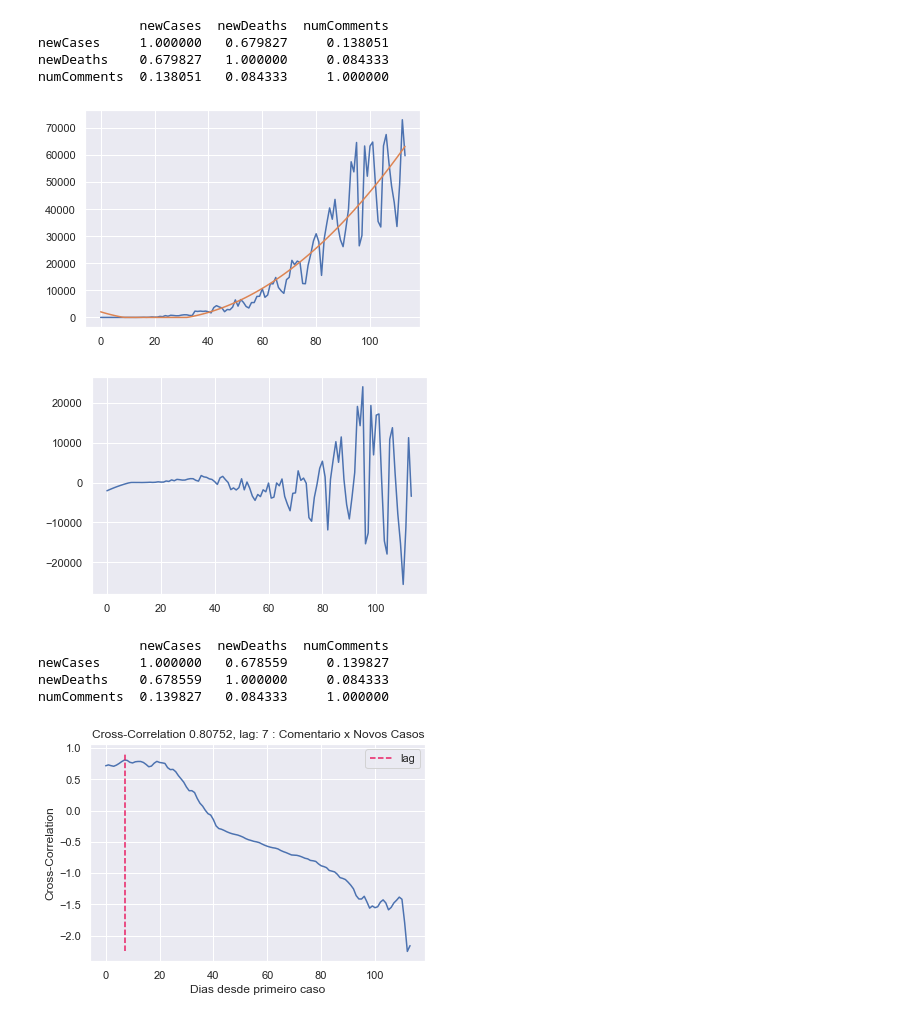
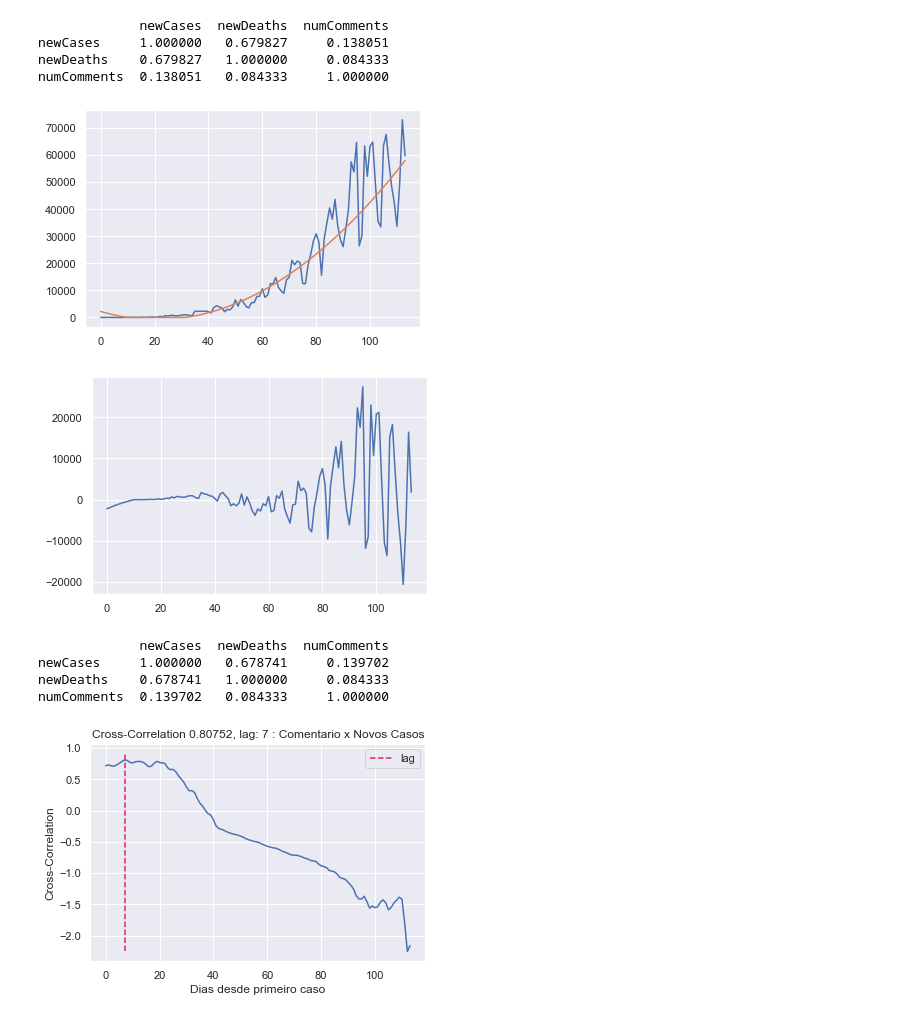
Before and after one commit to rdenadai/Covid19-Twitter-Tracker, a Jupyter notebook: code/notebooks/ValidaRegressao.ipynb, the cells around one changed output. Saved outputs shown, nothing was run; the diff lists cells and outputs as text; code cells hidden in the pictures.

```diff
--- a/code/notebooks/ValidaRegressao.ipynb
+++ b/code/notebooks/ValidaRegressao.ipynb
@@ -73,34 +75,39 @@ numComments  0.138051   0.084333     1.000000
 # %%
 X = [i for i in range(0, len(df_merged["newCases"]))]
 X = np.reshape(X, (len(X), 1))
 X = PolynomialFeatures(2).fit_transform(X)
 y = df_merged["newCases"]
 
+X_train = [i for i in range(0, len(df_merged["newCases"]))][:split]
+X_train = np.reshape(X_train, (len(X_train), 1))
+X_train = PolynomialFeatures(2).fit_transform(X_train)
+y_train = df_merged["newCases"][:split]
+
 model = LinearRegression()
-model.fit(X, y)
+model.fit(X_train, y_train)
 # calculate trend
 trend = model.predict(X)
 trend[trend < 0] = 0
 # plot trend
 plt.plot(y)
 plt.plot(trend)
 plt.show()
 # detrend
 detrended = [y[i]-trend[i] for i in range(0, len(y))]
 # plot detrended
 plt.plot(detrended)
 # plt.plot(df_merged["newCases"]-df_merged["newCases"].shift(1))
 plt.show()
 # %% [output]
-[figure, old version]
+[figure, new version]
-[figure, old version]
+[figure, new version]
 # %%
 print(pd.DataFrame(np.c_[detrended, df_merged[['newDeaths', 'numComments']]], columns=['newCases', 'newDeaths', 'numComments']).diff().corr())
 # %% [output]
              newCases  newDeaths  numComments
-newCases     1.000000   0.678559     0.139827
-newDeaths    0.678559   1.000000     0.084333
-numComments  0.139827   0.084333     1.000000
+newCases     1.000000   0.678741     0.139702
+newDeaths    0.678741   1.000000     0.084333
+numComments  0.139702   0.084333     1.000000
 # %%
 ccf_ = ccf(df_merged["newCases"], df_merged["numComments"])
 displace_in_time = np.argmax(ccf_)
```
Also changed, not shown: parts of 3 cells of this notebook.
